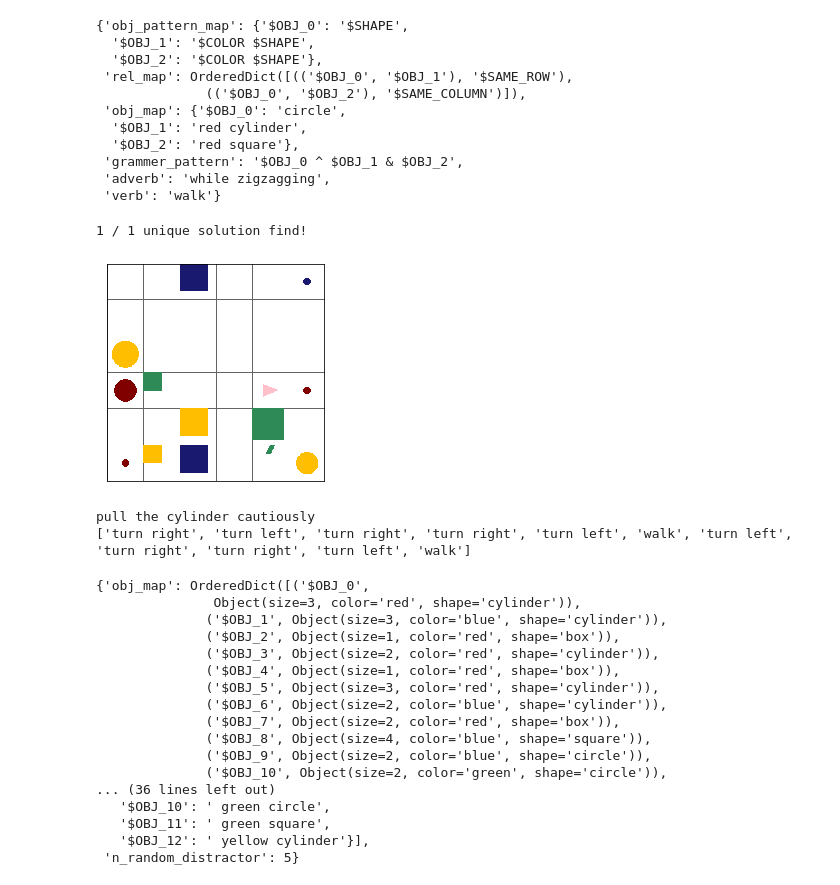
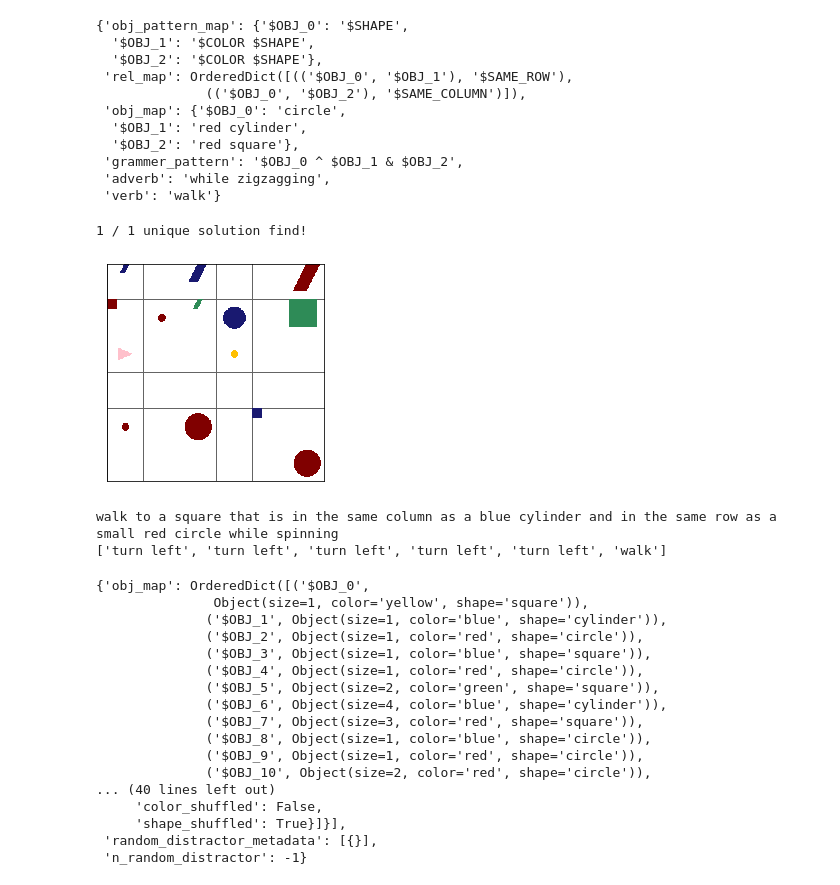
Before and after one commit to frankaging/Reason-SCAN, a Jupyter notebook: code/dataset/demo.ipynb, the cells around one changed output. Drawn from its saved outputs; the diff is of its cells as text; code cells hidden in the pictures.

```diff
--- a/code/dataset/demo.ipynb
+++ b/code/dataset/demo.ipynb
@@ -485,24 +485,24 @@ command_structs[0]
 # P2
 # test_struct = {'obj_pattern_map': {'$OBJ_0': '$SIZE $SHAPE',
 #                                    '$OBJ_1': '$COLOR $SHAPE'},
-#  'rel_map': OrderedDict({(('$OBJ_0', '$OBJ_1'), '$SAME_ROW')}),
+#  'rel_map': OrderedDict({(('$OBJ_0', '$OBJ_1'), '$IS_INSIDE')}),
 #  'obj_map': {'$OBJ_0': 'small square',
-#              '$OBJ_1': 'yellow circle'},
+#              '$OBJ_1': 'yellow box'},
 #  'grammer_pattern': '$OBJ_0 ^ $OBJ_1',
 #  'adverb': 'hesitantly',
 #  'verb': 'push'}
 
 # P3
-test_struct = {'obj_pattern_map': {'$OBJ_0': '$ABS_SHAPE',
-  '$OBJ_1': '$SIZE $SHAPE',
-  '$OBJ_2': '$COLOR $SHAPE'},
- 'rel_map': OrderedDict([(('$OBJ_0', '$OBJ_1'), '$SAME_COLOR'),
+test_struct = {'obj_pattern_map': {'$OBJ_0': '$SHAPE',
+  '$OBJ_1': '$COLOR $SHAPE',
+  '$OBJ_2': '$SIZE $COLOR $SHAPE'},
+ 'rel_map': OrderedDict([(('$OBJ_0', '$OBJ_1'), '$SAME_COLUMN'),
               (('$OBJ_0', '$OBJ_2'), '$SAME_ROW')]),
- 'obj_map': {'$OBJ_0': 'object',
-  '$OBJ_1': 'small square',
-  '$OBJ_2': 'red circle'},
+ 'obj_map': {'$OBJ_0': 'square',
+  '$OBJ_1': 'blue cylinder',
+  '$OBJ_2': 'small red circle'},
  'grammer_pattern': '$OBJ_0 ^ $OBJ_1 & $OBJ_2',
- 'adverb': 'hesitantly',
+ 'adverb': 'while spinning',
  'verb': 'walk'}
 
 
@@ -527,9 +527,9 @@ for i in range(1000):
             copy.deepcopy(rel_map),
             copy.deepcopy(obj_map),
             is_plot=False,
-            include_relation_distractor=True,
+            include_relation_distractor=False,
             include_attribute_distractor=True,
-            include_isomorphism_distractor=True,
+            include_isomorphism_distractor=False,
             include_random_distractor=True,
             full_relation_probability=1.0, # 0.5 seems to work as well!
             debug=False
@@ -578,53 +578,53 @@ for i in range(1000):
             grammer_pattern, rel_map, obj_map,
             obj_determiner_map,
             verb,
             adverb,
         )
 
         # Form the golden label for the action list!
         is_transitive = False
         if verb in simulator.vocabulary.get_transitive_verbs():
             is_transitive = True
         # Direct walk.
         action = "walk" # this is definit!
         primitive_command = simulator.vocabulary.translate_word(action)
         target_position = sampled_world["situation"].target_object.position
         simulator._world.go_to_position(
             position=target_position, manner=adverb,
             primitive_command=primitive_command
         )
         # Object actions.
         if is_transitive:
             semantic_action = simulator.vocabulary.translate_word(verb)
             simulator._world.move_object_to_wall(action=semantic_action, manner=adverb)
         target_commands, _ = simulator._world.get_current_observations()
 
         print(command_str)
         print(target_commands)
 
         break
 # %% [output]
 1 / 1 unique solution find!
-[figure, old version]
+[figure, new version]
-pull the cylinder cautiously
-['turn right', 'turn left', 'turn right', 'turn right', 'turn left', 'walk', 'turn left', 'turn right', 'turn right', 'turn left', 'walk']
+walk to a square that is in the same column as a blue cylinder and in the same row as a small red circle while spinning
+['turn left', 'turn left', 'turn left', 'turn left', 'turn left', 'walk']
 # %%
 sampled_world
 # %% [output]
 {'obj_map': OrderedDict([('$OBJ_0',
-               Object(size=3, color='red', shape='cylinder')),
-              ('$OBJ_1', Object(size=3, color='blue', shape='cylinder')),
-              ('$OBJ_2', Object(size=1, color='red', shape='box')),
-              ('$OBJ_3', Object(size=2, color='red', shape='cylinder')),
-              ('$OBJ_4', Object(size=1, color='red', shape='box')),
-              ('$OBJ_5', Object(size=3, color='red', shape='cylinder')),
-              ('$OBJ_6', Object(size=2, color='blue', shape='cylinder')),
-              ('$OBJ_7', Object(size=2, color='red', shape='box')),
-              ('$OBJ_8', Object(size=4, color='blue', shape='square')),
-              ('$OBJ_9', Object(size=2, color='blue', shape='circle')),
-              ('$OBJ_10', Object(size=2, color='green', shape='circle')),
-... (36 lines left out)
-   '$OBJ_10': ' green circle',
-   '$OBJ_11': ' green square',
-   '$OBJ_12': ' yellow cylinder'}],
- 'n_random_distractor': 5}
+               Object(size=1, color='yellow', shape='square')),
+              ('$OBJ_1', Object(size=1, color='blue', shape='cylinder')),
+              ('$OBJ_2', Object(size=1, color='red', shape='circle')),
+              ('$OBJ_3', Object(size=1, color='blue', shape='square')),
+              ('$OBJ_4', Object(size=1, color='red', shape='circle')),
+              ('$OBJ_5', Object(size=2, color='green', shape='square')),
+              ('$OBJ_6', Object(size=4, color='blue', shape='cylinder')),
+              ('$OBJ_7', Object(size=3, color='red', shape='square')),
+              ('$OBJ_8', Object(size=1, color='blue', shape='circle')),
+              ('$OBJ_9', Object(size=1, color='red', shape='circle')),
+              ('$OBJ_10', Object(size=2, color='red', shape='circle')),
+... (40 lines left out)
+     'color_shuffled': False,
+     'shape_shuffled': True}]}],
+ 'random_distractor_metadata': [{}],
+ 'n_random_distractor': -1}
```
